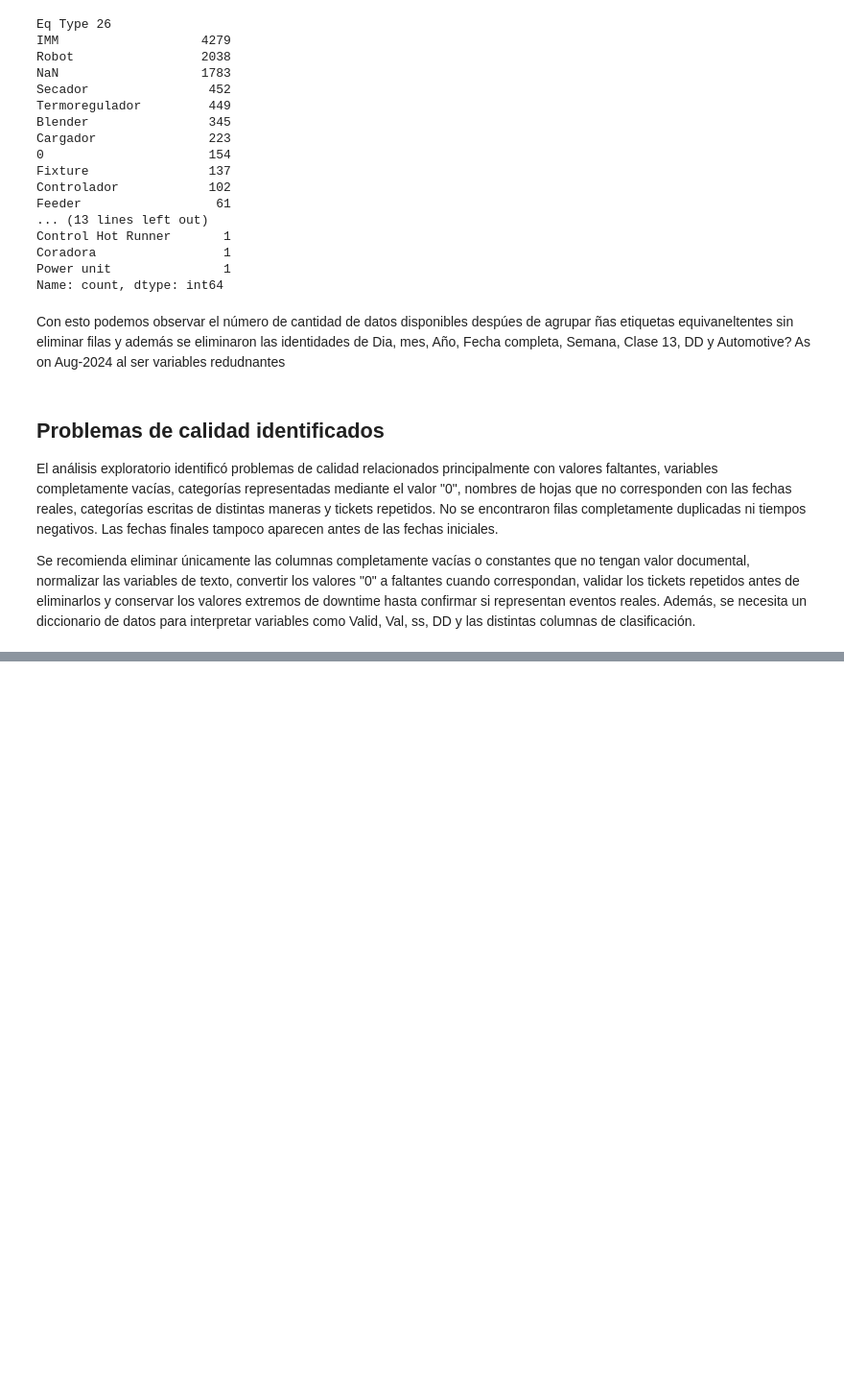
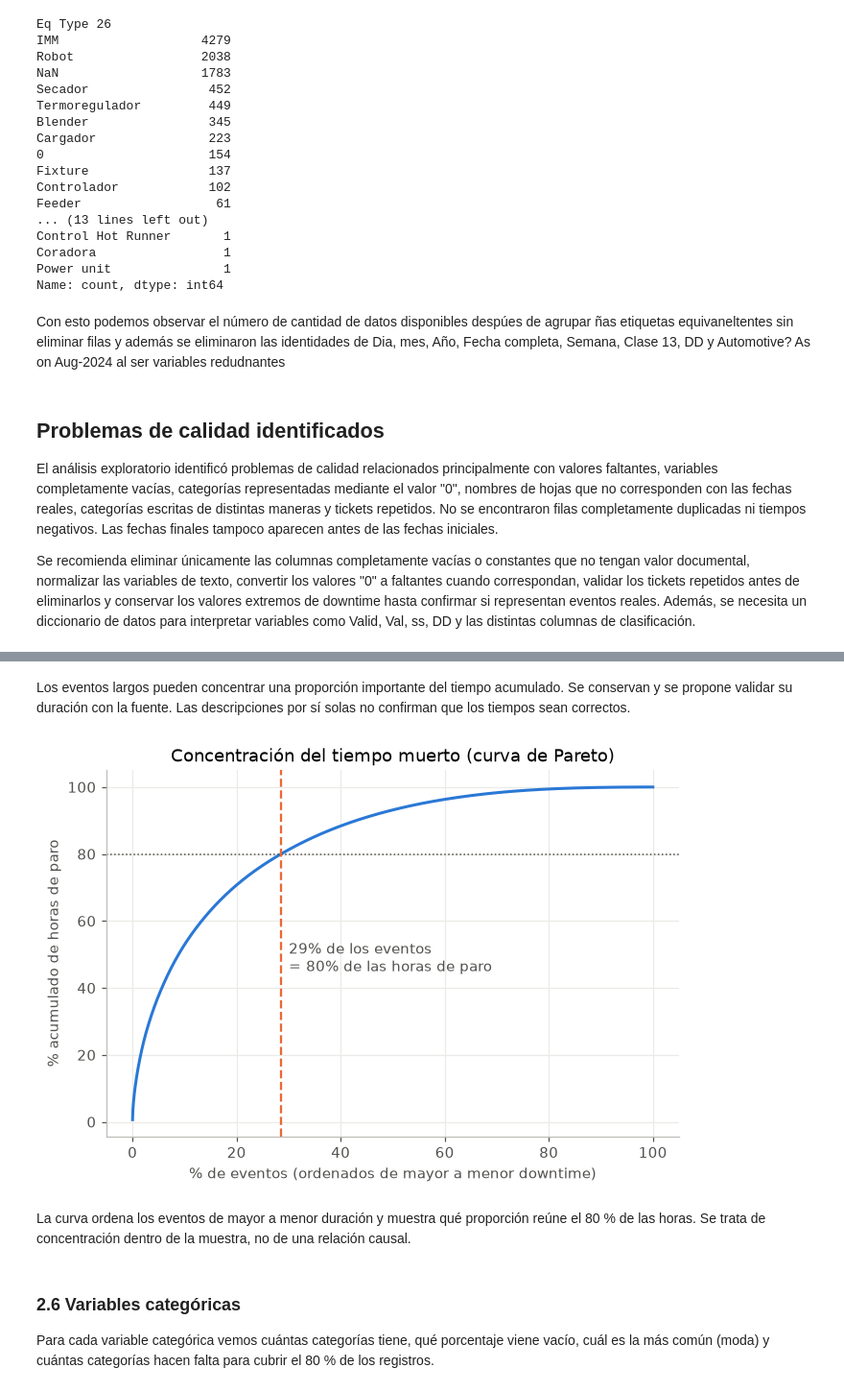
Before and after one commit to Peripera/Reto-segundo-parcial-FLEX, a Jupyter notebook: eda_flex.ipynb, the cells around one changed output, grey strips where cells are left out. Shown at 96% size. Saved outputs shown, nothing was run; the diff lists cells and outputs as text; code cells hidden in the pictures; blank space fills up the shorter version.

```diff
--- a/eda_flex.ipynb
+++ b/eda_flex.ipynb
@@ -631,0 +806,8 @@ Se recomienda eliminar únicamente las columnas completamente vacías o constant
+# %%
+s = dt["Downtime"].dropna().sort_values(ascending=False)
+lim = tabla_out.loc["Downtime (base Downtime)", "límite sup. IQR"]
+print(f"Eventos outlier (IQR) = {(s > lim).mean():.1%} de los eventos y acumulan {s[s > lim].sum() / s.sum():.1%} de las horas de paro.")
+print(f"Top 1% de eventos acumula {s.head(int(len(s)*0.01)).sum() / s.sum():.1%} de las horas de paro.")
+cols = ["Equipo", "Eq Type 26", "Opened", "Downtime", "Reason", "ISSUE 13", "Description 9"]
+print("\n10 eventos con mayor downtime:")
+display(dt.sort_values("Downtime", ascending=False)[cols].head(10))
@@ -631,0 +830,22 @@ Se recomienda eliminar únicamente las columnas completamente vacías o constant
+# %% [markdown]
+Los eventos largos pueden concentrar una proporción importante del tiempo acumulado. Se conservan y se propone validar su duración con la fuente. Las descripciones por sí solas no confirman que los tiempos sean correctos.
+# %%
+
+acum = s.cumsum() / s.sum()
+pct_eventos = np.arange(1, len(s) + 1) / len(s)
+fig, ax = plt.subplots(figsize=(7, 4.5))
+ax.plot(pct_eventos * 100, acum * 100, color=AZUL, linewidth=2)
+k80 = np.searchsorted(acum.values, 0.8) + 1
+ax.axhline(80, color=GRIS, linewidth=1, linestyle=":"); ax.axvline(k80 / len(s) * 100, color=NARANJA, linewidth=1.5, linestyle="--")
+ax.text(k80 / len(s) * 100 + 1.5, 45, f"{k80/len(s):.0%} de los eventos\n= 80% de las horas de paro", color=GRIS)
+ax.set_xlabel("% de eventos (ordenados de mayor a menor downtime)"); ax.set_ylabel("% acumulado de horas de paro")
+ax.set_title("Concentración del tiempo muerto (curva de Pareto)")
+guardar(fig, "05_pareto_eventos"); plt.show()
+# %% [output]
+[figure, added]
+# %% [markdown]
+La curva ordena los eventos de mayor a menor duración y muestra qué proporción reúne el 80 % de las horas. Se trata de concentración dentro de la muestra, no de una relación causal.
+# %% [markdown]
+### 2.6 Variables categóricas
+
+Para cada variable categórica vemos cuántas categorías tiene, qué porcentaje viene vacío, cuál es la más común (moda) y cuántas categorías hacen falta para cubrir el 80 % de los registros.
```
Also changed, not shown: parts of 37 cells of this notebook.
